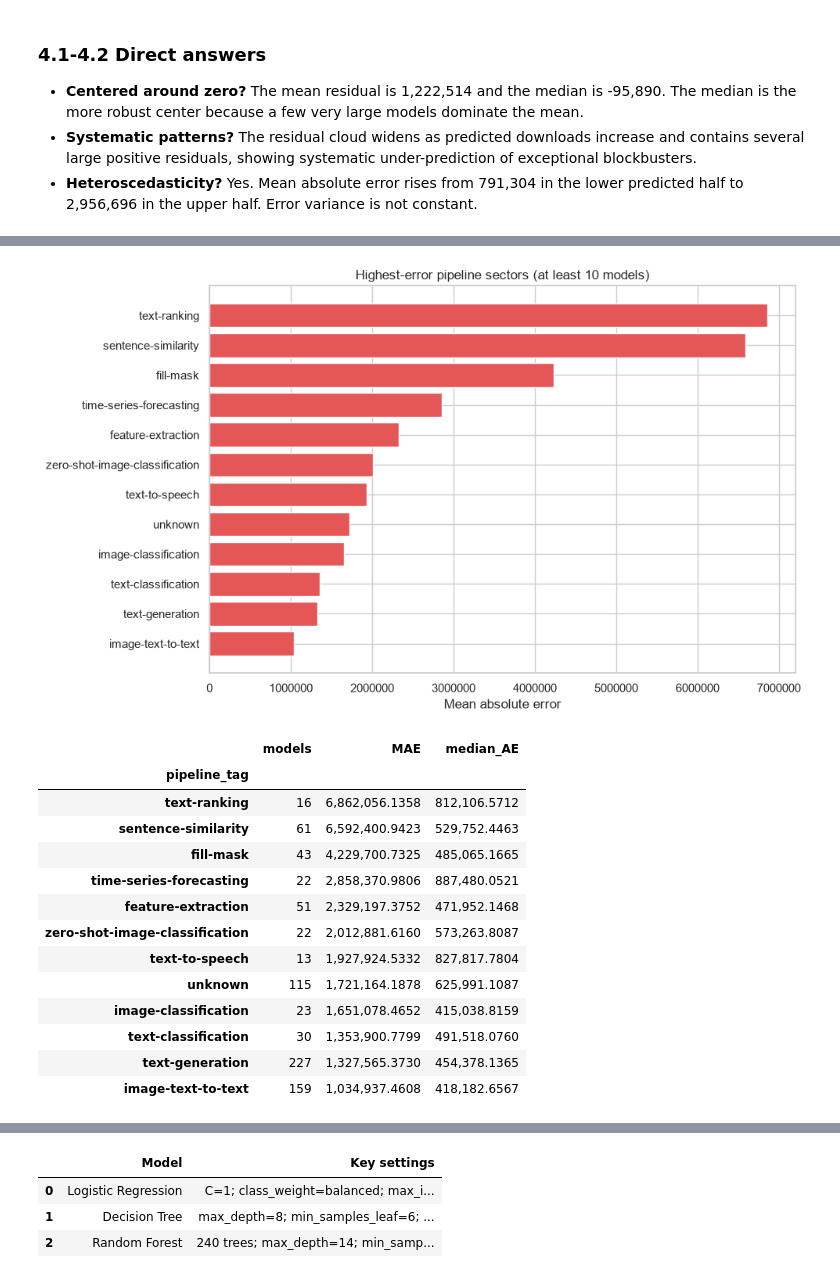
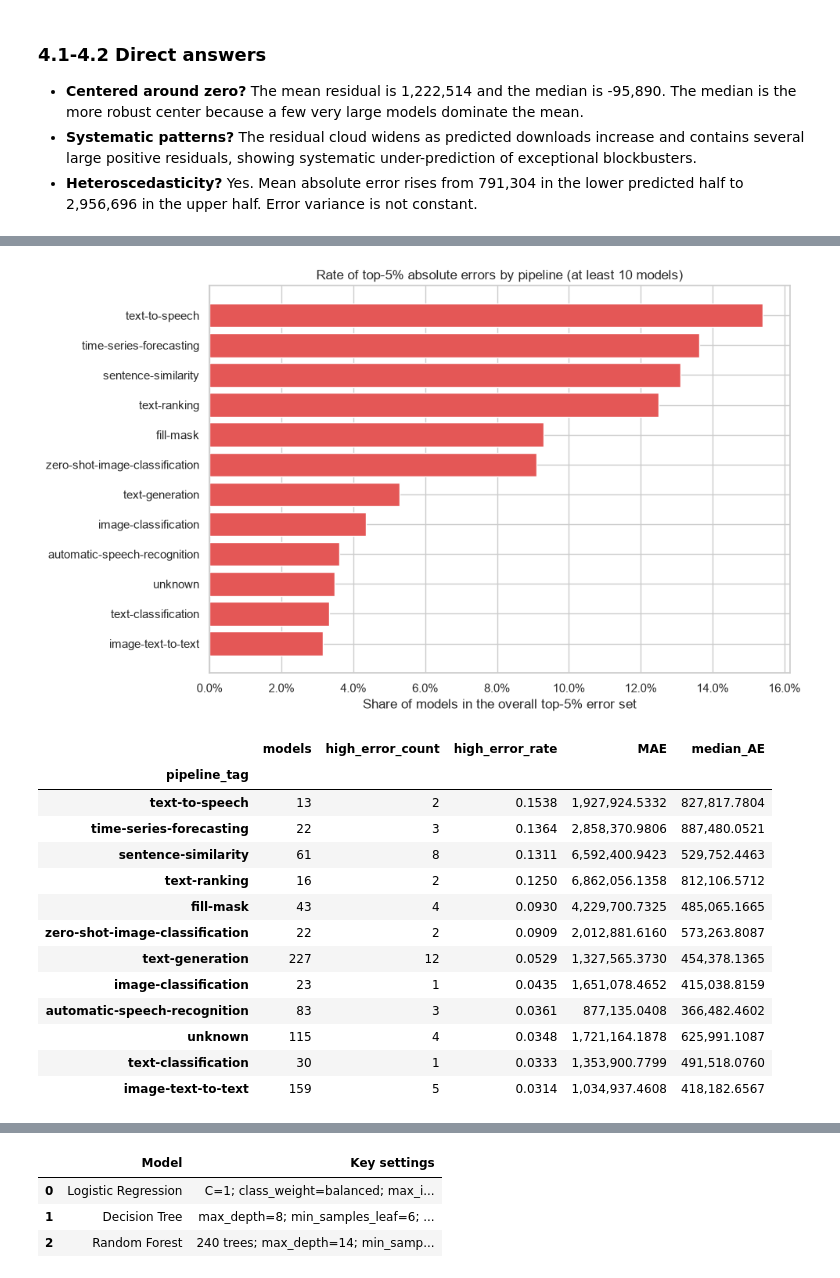
Before and after one commit to tedir1995-beep/hit-data-science-hw2, a Jupyter notebook: notebooks/huggingface_models_error_analysis.ipynb, the cells around one changed output, grey strips where cells are left out. Cells and saved outputs as stored; diff of their text form; code cells hidden in the pictures.

```diff
--- a/notebooks/huggingface_models_error_analysis.ipynb
+++ b/notebooks/huggingface_models_error_analysis.ipynb
@@ -37,6 +37,7 @@ import math
 import warnings
 
 import matplotlib.pyplot as plt
+from matplotlib.ticker import PercentFormatter
 import numpy as np
 import pandas as pd
 import seaborn as sns
@@ -81,6 +82,7 @@ FIGURE_DIR = ROOT / "reports" / "figures"
 FIGURE_DIR.mkdir(parents=True, exist_ok=True)
 sns.set_theme(style="whitegrid", context="notebook")
 pd.set_option("display.max_columns", 50)
+pd.set_option("display.max_rows", 100)
 pd.set_option("display.float_format", lambda x: f"{x:,.4f}")
 
 def markdown_table(frame, decimals=4):
@@ -464,36 +476,47 @@ plt.show()
 # %%
+n_extreme = math.ceil(0.05 * len(reg_errors))
+extreme_indices = reg_errors.nlargest(n_extreme, "absolute_error").index
+reg_errors["is_extreme"] = reg_errors.index.isin(extreme_indices)
+extreme_cutoff = reg_errors.loc[extreme_indices, "absolute_error"].min()
+
 pipeline_error = (
     reg_errors.groupby("pipeline_tag", observed=True)
-    .agg(models=("id", "size"), MAE=("absolute_error", "mean"), median_AE=("absolute_error", "median"))
+    .agg(
+        models=("id", "size"),
+        high_error_count=("is_extreme", "sum"),
+        high_error_rate=("is_extreme", "mean"),
+        MAE=("absolute_error", "mean"),
+        median_AE=("absolute_error", "median"),
+    )
     .query("models >= 10")
-    .sort_values("MAE", ascending=False)
+    .sort_values(["high_error_rate", "MAE"], ascending=False)
 )
 
 fig, ax = plt.subplots(figsize=(10, 6))
-top_pipeline_error = pipeline_error.head(12).sort_values("MAE")
-ax.barh(top_pipeline_error.index, top_pipeline_error["MAE"], color="#E45756")
-ax.set_title("Highest-error pipeline sectors (at least 10 models)")
-ax.set_xlabel("Mean absolute error")
-ax.ticklabel_format(style="plain", axis="x")
+top_pipeline_error = pipeline_error.head(12).sort_values(["high_error_rate", "MAE"])
+ax.barh(top_pipeline_error.index, top_pipeline_error["high_error_rate"], color="#E45756")
+ax.set_title("Rate of top-5% absolute errors by pipeline (at least 10 models)")
+ax.set_xlabel("Share of models in the overall top-5% error set")
+ax.xaxis.set_major_formatter(PercentFormatter(1.0))
 fig.tight_layout()
 fig.savefig(FIGURE_DIR / "06_extreme_errors_by_pipeline.png", dpi=180, bbox_inches="tight")
 plt.show()
 
 pipeline_error.head(12)
 # %% [output]
-[figure, old version]
+[figure, new version]
-|  | models | MAE | median_AE |
-| pipeline_tag |  |  |  |
-| text-ranking | 16 | 6,862,056.1358 | 812,106.5712 |
-| sentence-similarity | 61 | 6,592,400.9423 | 529,752.4463 |
-| fill-mask | 43 | 4,229,700.7325 | 485,065.1665 |
-| time-series-forecasting | 22 | 2,858,370.9806 | 887,480.0521 |
-| feature-extraction | 51 | 2,329,197.3752 | 471,952.1468 |
-| zero-shot-image-classification | 22 | 2,012,881.6160 | 573,263.8087 |
-| text-to-speech | 13 | 1,927,924.5332 | 827,817.7804 |
-| unknown | 115 | 1,721,164.1878 | 625,991.1087 |
-| image-classification | 23 | 1,651,078.4652 | 415,038.8159 |
-| text-classification | 30 | 1,353,900.7799 | 491,518.0760 |
-| text-generation | 227 | 1,327,565.3730 | 454,378.1365 |
-| image-text-to-text | 159 | 1,034,937.4608 | 418,182.6567 |
+|  | models | high_error_count | high_error_rate | MAE | median_AE |
+| pipeline_tag |  |  |  |  |  |
+| text-to-speech | 13 | 2 | 0.1538 | 1,927,924.5332 | 827,817.7804 |
+| time-series-forecasting | 22 | 3 | 0.1364 | 2,858,370.9806 | 887,480.0521 |
+| sentence-similarity | 61 | 8 | 0.1311 | 6,592,400.9423 | 529,752.4463 |
+| text-ranking | 16 | 2 | 0.1250 | 6,862,056.1358 | 812,106.5712 |
+| fill-mask | 43 | 4 | 0.0930 | 4,229,700.7325 | 485,065.1665 |
+| zero-shot-image-classification | 22 | 2 | 0.0909 | 2,012,881.6160 | 573,263.8087 |
+| text-generation | 227 | 12 | 0.0529 | 1,327,565.3730 | 454,378.1365 |
+| image-classification | 23 | 1 | 0.0435 | 1,651,078.4652 | 415,038.8159 |
+| automatic-speech-recognition | 83 | 3 | 0.0361 | 877,135.0408 | 366,482.4602 |
+| unknown | 115 | 4 | 0.0348 | 1,721,164.1878 | 625,991.1087 |
+| text-classification | 30 | 1 | 0.0333 | 1,353,900.7799 | 491,518.0760 |
+| image-text-to-text | 159 | 5 | 0.0314 | 1,034,937.4608 | 418,182.6567 |
 # %%
```
Also changed, not shown: parts of 24 cells of this notebook, 15 other files.
